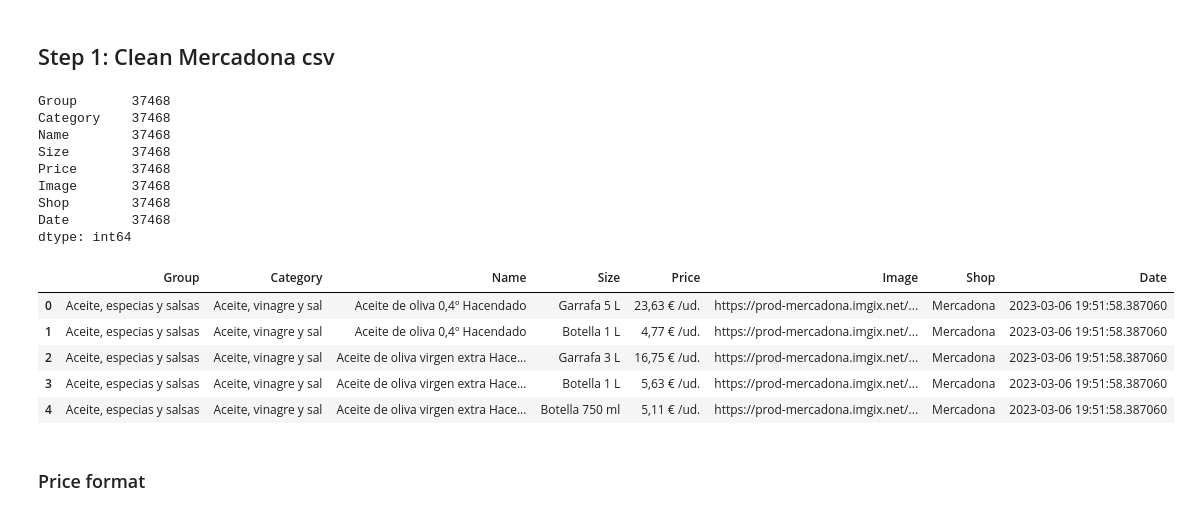
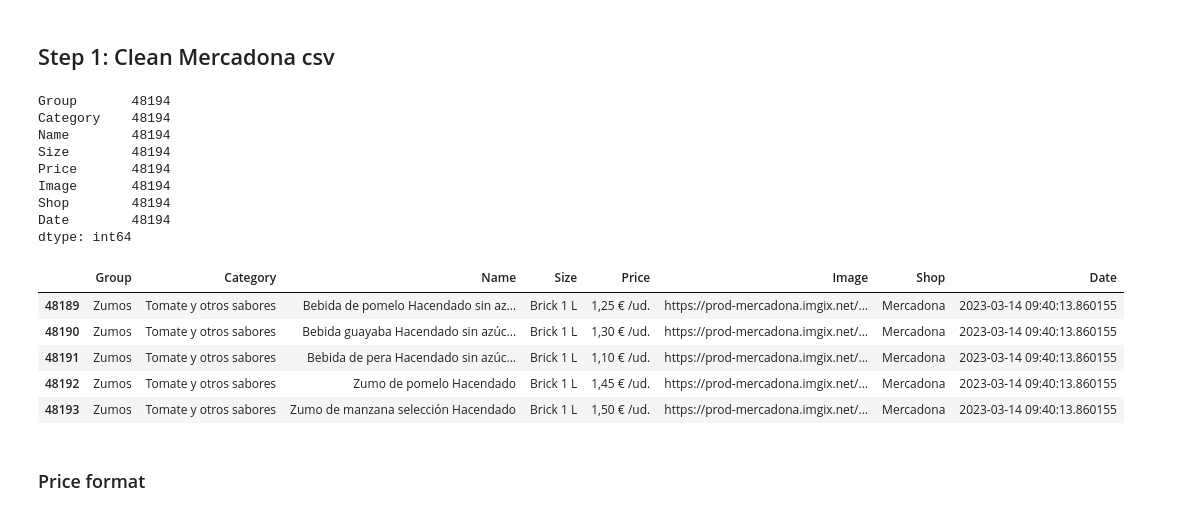
Before and after one commit to IgnacioGB1990/Grocery-Chains, a Jupyter notebook: src/mercadonaClean.ipynb, the cells around one changed output. Drawn from its saved outputs; the diff is of its cells as text; code cells hidden in the pictures.

```diff
--- a/src/mercadonaClean.ipynb
+++ b/src/mercadonaClean.ipynb
@@ -8,24 +8,24 @@ import pandas as pd
 # %%
 df = pd.read_csv("./data/mercadona.csv")
 original_df = df.count()
 print(original_df)
-df.head()
+df.tail()
 # %% [output]
-Group       37468
-Category    37468
-Name        37468
-Size        37468
-Price       37468
-Image       37468
-Shop        37468
-Date        37468
+Group       48194
+Category    48194
+Name        48194
+Size        48194
+Price       48194
+Image       48194
+Shop        48194
+Date        48194
 dtype: int64
 |  | Group | Category | Name | Size | Price | Image | Shop | Date |
-| 0 | Aceite, especias y salsas | Aceite, vinagre y sal | Aceite de oliva 0,4º Hacendado | Garrafa 5 L | 23,63 € /ud. | https://prod-mercadona.imgix.net/... | Mercadona | 2023-03-06 19:51:58.387060 |
-| 1 | Aceite, especias y salsas | Aceite, vinagre y sal | Aceite de oliva 0,4º Hacendado | Botella 1 L | 4,77 € /ud. | https://prod-mercadona.imgix.net/... | Mercadona | 2023-03-06 19:51:58.387060 |
-| 2 | Aceite, especias y salsas | Aceite, vinagre y sal | Aceite de oliva virgen extra Hace... | Garrafa 3 L | 16,75 € /ud. | https://prod-mercadona.imgix.net/... | Mercadona | 2023-03-06 19:51:58.387060 |
-| 3 | Aceite, especias y salsas | Aceite, vinagre y sal | Aceite de oliva virgen extra Hace... | Botella 1 L | 5,63 € /ud. | https://prod-mercadona.imgix.net/... | Mercadona | 2023-03-06 19:51:58.387060 |
-| 4 | Aceite, especias y salsas | Aceite, vinagre y sal | Aceite de oliva virgen extra Hace... | Botella 750 ml | 5,11 € /ud. | https://prod-mercadona.imgix.net/... | Mercadona | 2023-03-06 19:51:58.387060 |
+| 48189 | Zumos | Tomate y otros sabores | Bebida de pomelo Hacendado sin az... | Brick 1 L | 1,25 € /ud. | https://prod-mercadona.imgix.net/... | Mercadona | 2023-03-14 09:40:13.860155 |
+| 48190 | Zumos | Tomate y otros sabores | Bebida guayaba Hacendado sin azúc... | Brick 1 L | 1,30 € /ud. | https://prod-mercadona.imgix.net/... | Mercadona | 2023-03-14 09:40:13.860155 |
+| 48191 | Zumos | Tomate y otros sabores | Bebida de pera Hacendado sin azúc... | Brick 1 L | 1,10 € /ud. | https://prod-mercadona.imgix.net/... | Mercadona | 2023-03-14 09:40:13.860155 |
+| 48192 | Zumos | Tomate y otros sabores | Zumo de pomelo Hacendado | Brick 1 L | 1,45 € /ud. | https://prod-mercadona.imgix.net/... | Mercadona | 2023-03-14 09:40:13.860155 |
+| 48193 | Zumos | Tomate y otros sabores | Zumo de manzana selección Hacendado | Brick 1 L | 1,50 € /ud. | https://prod-mercadona.imgix.net/... | Mercadona | 2023-03-14 09:40:13.860155 |
 # %% [markdown]
 ### Price format
 # %%
```
Also changed, not shown: parts of 8 cells of this notebook, 9 other files.
